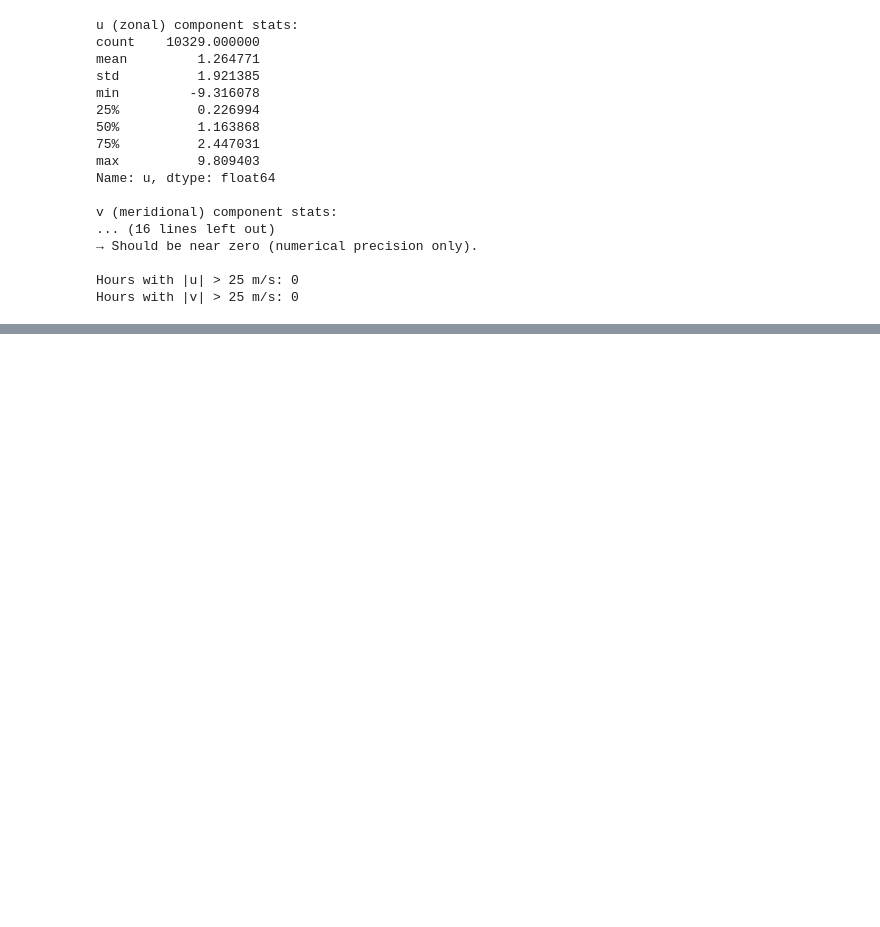
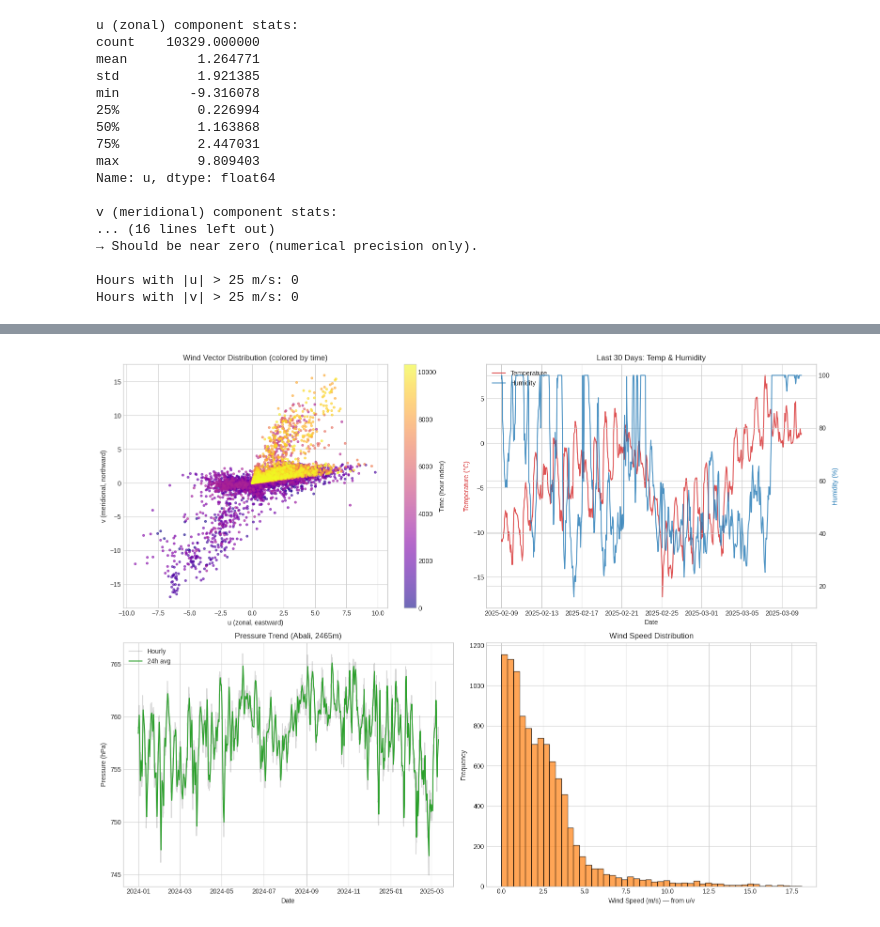
Before and after one commit to amirbaqerzadeh/wind-forecast-benchmark, a Jupyter notebook: notebooks/data/multi_variate_data_cleaning.ipynb, the cells around one changed output, grey strips where cells are left out. Cells and saved outputs as stored; diff of their text form; code cells hidden in the pictures; blank space fills up the shorter version.

Commit message:
some useful plots

```diff
--- a/notebooks/data/multi_variate_data_cleaning.ipynb
+++ b/notebooks/data/multi_variate_data_cleaning.ipynb
@@ -664 +666,55 @@ v                 111
 dtype: int64
+# %%
+import matplotlib.pyplot as plt
+import seaborn as sns
+
+# Set style
+plt.style.use('seaborn-v0_8-whitegrid')
+sns.set_palette("tab10")
+
+# Create figure with subplots
+fig, axes = plt.subplots(2, 2, figsize=(16, 12))
+
+# 1. Wind vectors over time (u vs v scatter + time color)
+sc = axes[0, 0].scatter(hourly_df['u'], hourly_df['v'],
+                        c=range(len(hourly_df)), cmap='plasma', alpha=0.6, s=10)
+axes[0, 0].set_xlabel('u (zonal, eastward)')
+axes[0, 0].set_ylabel('v (meridional, northward)')
+axes[0, 0].set_title('Wind Vector Distribution (colored by time)')
+plt.colorbar(sc, ax=axes[0, 0], label='Time (hour index)')
+
+# 2. Temperature and humidity over time (last 30 days example)
+last_30d = hourly_df.last('30D')
+ax2 = axes[0, 1].twinx()
+ln1 = axes[0, 1].plot(last_30d.index, last_30d['temperature'],
+                      color='tab:red', label='Temperature', alpha=0.8)
+ln2 = ax2.plot(last_30d.index, last_30d['humidity'],
+               color='tab:blue', label='Humidity', alpha=0.8)
+axes[0, 1].set_xlabel('Date')
+axes[0, 1].set_ylabel('Temperature (°C)', color='tab:red')
+ax2.set_ylabel('Humidity (%)', color='tab:blue')
+axes[0, 1].set_title('Last 30 Days: Temp & Humidity')
+lines = ln1 + ln2
+labels = [l.get_label() for l in lines]
+axes[0, 1].legend(lines, labels, loc='upper left')
+
+# 3. Pressure trend (with 24h rolling mean)
+hourly_df['pressure_24h'] = hourly_df['pressure'].rolling(window=24, min_periods=1).mean()
+axes[1, 0].plot(hourly_df.index, hourly_df['pressure'], alpha=0.3, color='gray', label='Hourly')
+axes[1, 0].plot(hourly_df.index, hourly_df['pressure_24h'], color='tab:green', label='24h avg')
+axes[1, 0].set_xlabel('Date')
+axes[1, 0].set_ylabel('Pressure (hPa)')
+axes[1, 0].set_title('Pressure Trend (Abali, 2465m)')
+axes[1, 0].legend()
+
+# 4. Wind speed distribution (from u/v)
+wind_speed_from_uv = np.sqrt(hourly_df['u']**2 + hourly_df['v']**2)
+axes[1, 1].hist(wind_speed_from_uv, bins=50, color='tab:orange', alpha=0.7, edgecolor='k')
+axes[1, 1].set_xlabel('Wind Speed (m/s) — from u/v')
+axes[1, 1].set_ylabel('Frequency')
+axes[1, 1].set_title('Wind Speed Distribution')
+
+plt.tight_layout()
+plt.show()
+# %% [output]
+[figure, added]
```
Also changed, not shown: parts of 2 cells of this notebook.
